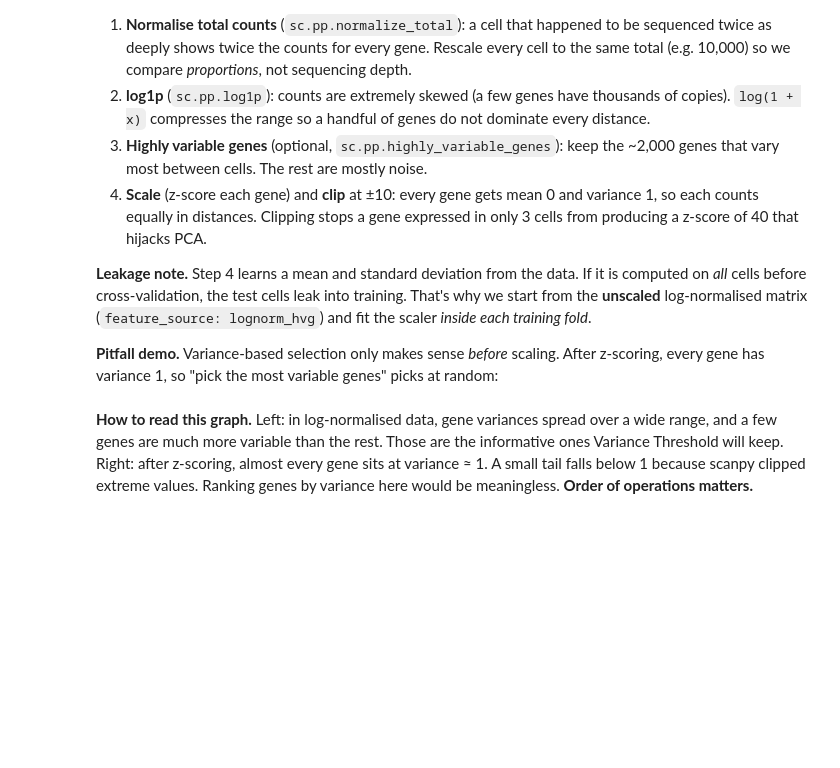
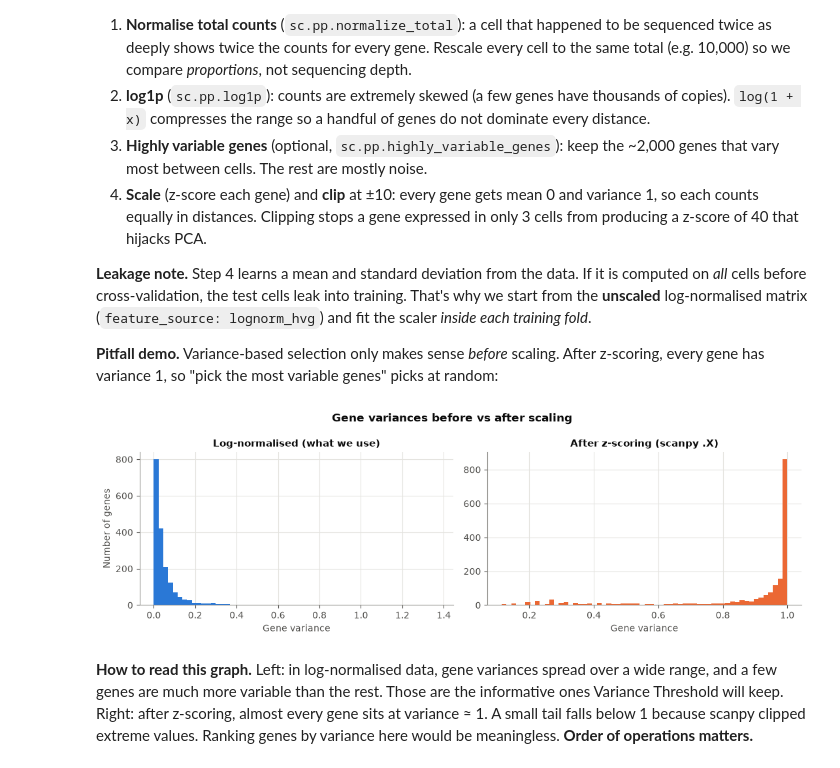
Before and after one commit to amr-hussain/single_cell_RNA_analysis, a Jupyter notebook: tutorial_scrna_dr_fs.ipynb, the cells around one changed output. Cells and saved outputs as stored; diff of their text form; code cells hidden in the pictures; blank space fills up the shorter version.

```diff
--- a/tutorial_scrna_dr_fs.ipynb
+++ b/tutorial_scrna_dr_fs.ipynb
@@ -98,15 +98,18 @@ Raw counts are not ready for distance-based methods. The standard recipe, all al
 # %%
 import scanpy as sc
 sc.settings.datasetdir = cfg['root'] / cfg['data_dir']
 scaled_X = np.asarray(sc.datasets.pbmc3k_processed().X)       # the pre-scaled matrix scanpy ships
 
 fig, axes = plt.subplots(1, 2, figsize=(11, 3.6))
 axes[0].hist(ds.X.var(axis=0), bins=60, color=plots.CAT[0])
 axes[0].set(title='Log-normalised (what we use)', xlabel='Gene variance', ylabel='Number of genes')
 axes[1].hist(scaled_X.var(axis=0), bins=60, color=plots.CAT[1])
 axes[1].set(title='After z-scoring (scanpy .X)', xlabel='Gene variance')
 fig.suptitle('Gene variances before vs after scaling', fontweight='bold')
-fig.tight_layout(); fig.savefig(FIG / 'prep_gene_variance.png', dpi=DPI); plt.show()
+fig.tight_layout(); fig.savefig(FIG / 'prep_gene_variance.png', dpi=DPI)
+plt.show()
+# %% [output]
+[figure, added]
 # %% [markdown]
 **How to read this graph.** Left: in log-normalised data, gene variances spread over a wide range, and a few genes are much more variable than the rest. Those are the informative ones Variance Threshold will keep. Right: after z-scoring, almost every gene sits at variance ≈ 1. A small tail falls below 1 because scanpy clipped extreme values. Ranking genes by variance here would be meaningless. **Order of operations matters.**
 # %% [markdown]
```
Also changed, not shown: parts of 15 cells of this notebook, 7 other files.
